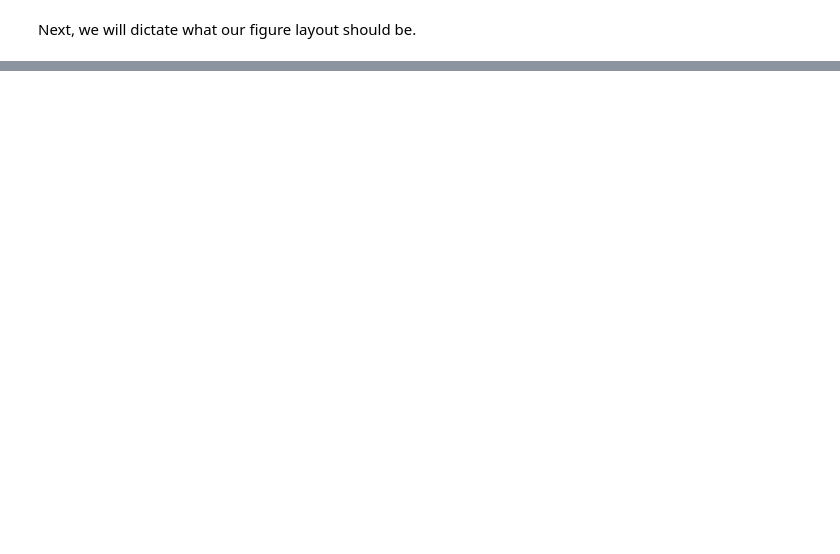
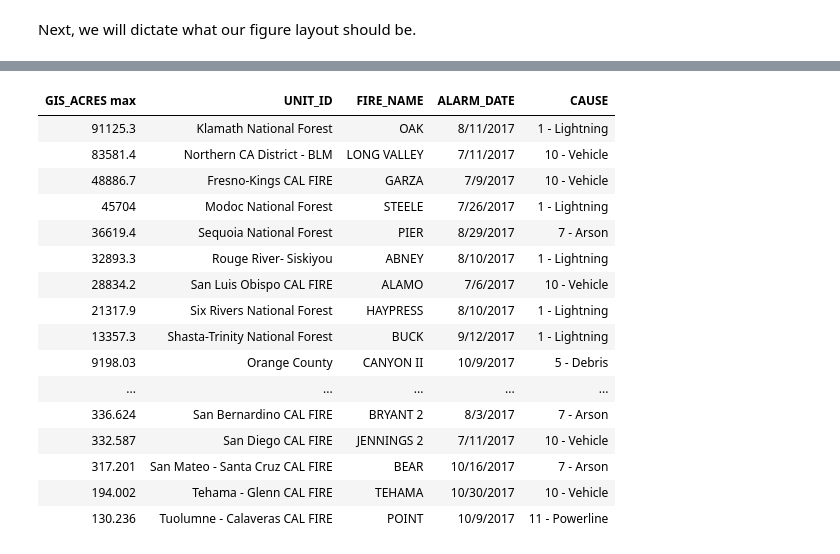
Before and after one commit to cabinetofcuriosity/google_earth_fires, a Jupyter notebook: py/FIRMS_work_in_progress.ipynb, the cells around one changed output, grey strips where cells are left out. Drawn from its saved outputs; the diff is of its cells as text; code cells hidden in the pictures; blank space fills up the shorter version.

```diff
--- a/py/FIRMS_work_in_progress.ipynb
+++ b/py/FIRMS_work_in_progress.ipynb
@@ -219,0 +363,2 @@ dimmest.take(0)['latitude'].item(0)
+# %%
+calfires_data=Table().read_table('~/URAP/google_earth_fires/data/calfires2017.csv')
@@ -219,0 +382,3 @@ dimmest.take(0)['latitude'].item(0)
+# %%
+calfires_selected=calfires_data.select(3,4,6,8,11)
+calfires_selected
@@ -219,0 +415,3 @@ dimmest.take(0)['latitude'].item(0)
+# %%
+calfires_known=calfires_selected.where('CAUSE', are.not_equal_to('9 - Miscellaneous')).where('CAUSE', are.not_equal_to('14 - Unknown / Unidentified'))
+calfires_known
@@ -219,0 +431,3 @@ dimmest.take(0)['latitude'].item(0)
+# %%
+cities=calfires_known.group('UNIT_ID', max).select(0,4)
+cities
@@ -219,0 +447,21 @@ dimmest.take(0)['latitude'].item(0)
+# %%
+calfires=cities.join('GIS_ACRES max', calfires_known, 'GIS_ACRES').drop(2)
+calfires.sort('GIS_ACRES max', descending=True).show(40)
+# %% [output]
+| GIS_ACRES max | UNIT_ID | FIRE_NAME | ALARM_DATE | CAUSE |
+| 91125.3 | Klamath National Forest | OAK | 8/11/2017 | 1 - Lightning |
+| 83581.4 | Northern CA District - BLM | LONG VALLEY | 7/11/2017 | 10 - Vehicle |
+| 48886.7 | Fresno-Kings CAL FIRE | GARZA | 7/9/2017 | 10 - Vehicle |
+| 45704 | Modoc National Forest | STEELE | 7/26/2017 | 1 - Lightning |
+| 36619.4 | Sequoia National Forest | PIER | 8/29/2017 | 7 - Arson |
+| 32893.3 | Rouge River- Siskiyou | ABNEY | 8/10/2017 | 1 - Lightning |
+| 28834.2 | San Luis Obispo CAL FIRE | ALAMO | 7/6/2017 | 10 - Vehicle |
+| 21317.9 | Six Rivers National Forest | HAYPRESS | 8/10/2017 | 1 - Lightning |
+| 13357.3 | Shasta-Trinity National Forest | BUCK | 9/12/2017 | 1 - Lightning |
+| 9198.03 | Orange County | CANYON II | 10/9/2017 | 5 - Debris |
+| ... | ... | ... | ... | ... |
+| 336.624 | San Bernardino CAL FIRE | BRYANT 2 | 8/3/2017 | 7 - Arson |
+| 332.587 | San Diego CAL FIRE | JENNINGS 2 | 7/11/2017 | 10 - Vehicle |
+| 317.201 | San Mateo - Santa Cruz CAL FIRE | BEAR | 10/16/2017 | 7 - Arson |
+| 194.002 | Tehama - Glenn CAL FIRE | TEHAMA | 10/30/2017 | 10 - Vehicle |
+| 130.236 | Tuolumne - Calaveras CAL FIRE | POINT | 10/9/2017 | 11 - Powerline |
```
Also changed, not shown: parts of 32 cells of this notebook.
